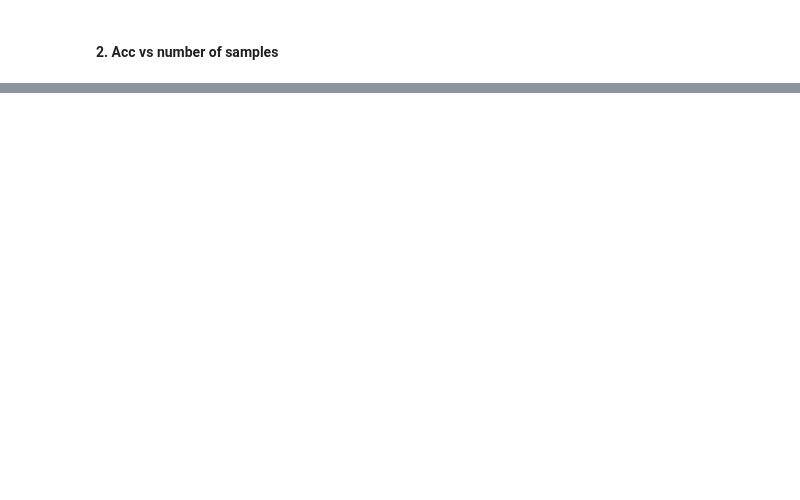
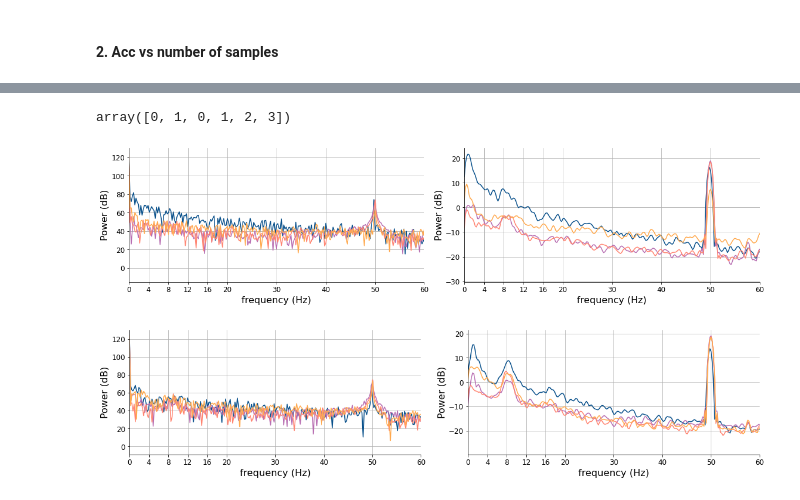
Before and after one commit to JamesTev/EEG-decoding, a Jupyter notebook: Results.ipynb, the cells around one changed output, grey strips where cells are left out. Drawn from its saved outputs; the diff is of its cells as text; code cells hidden in the pictures; blank space fills up the shorter version.

```diff
--- a/Results.ipynb
+++ b/Results.ipynb
@@ -339,0 +409,35 @@ plt.show()
+# %%
+np.append(np.arange(2), np.arange(4))
+# %% [output]
+array([0, 1, 0, 1, 2, 3])
+# %%
+from eeg_lib.freq_analysis import plot_periodogram
+
+
+Ndft = 1024
+
+fig0, axes = plt.subplots(1,2, figsize=(16,4))
+for i in range(min(Xo.shape[0], 4)):
+    plot_periodogram(Xo[i, :], 250, N=Ndft, axes=axes, show_titles=False)
+    for ax in axes:
+        xticks = np.append(np.arange(0, 24, step=4), np.arange(30, 130, step=10))
+        ax.set_xticks(xticks)
+        ax.set_xlim(0, 60)
+        ax.grid(1)
+
+fig1, axes = plt.subplots(1,2, figsize=(16,4))
+for i in range(min(Xc.shape[0], 4)):
+    plot_periodogram(Xc[i, :], 250, N=Ndft, axes=axes, show_titles=False)
+    for ax in axes:
+        xticks = np.append(np.arange(0, 24, step=4), np.arange(30, 130, step=10))
+        ax.set_xticks(xticks)
+        ax.set_xlim(0, 60)
+        ax.grid(1)
+
+plt.tight_layout(pad=2)
+
+fig0.savefig(f'plots/eyes_open_alpha_spectra_N1024.pdf', format='pdf')
+fig1.savefig(f'plots/eyes_closed_alpha_spectra_N1024.pdf', format='pdf')
+# %% [output]
+[figure, added]
+[figure, added]
```
Also changed, not shown: parts of 21 cells of this notebook, 1 other file.
